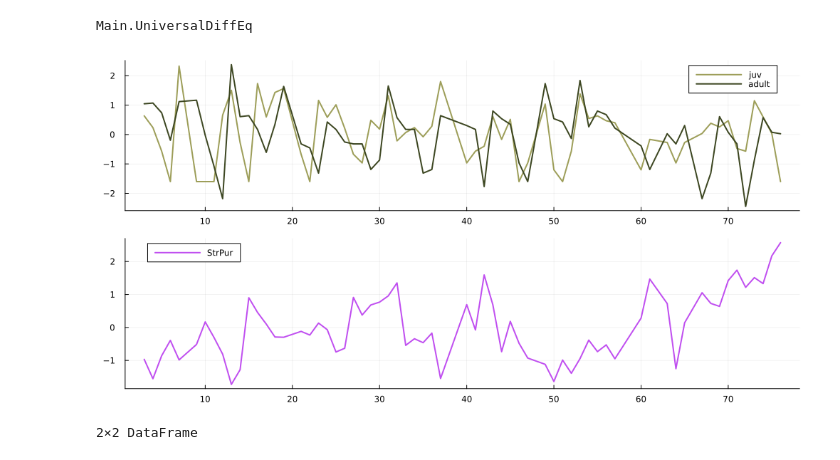
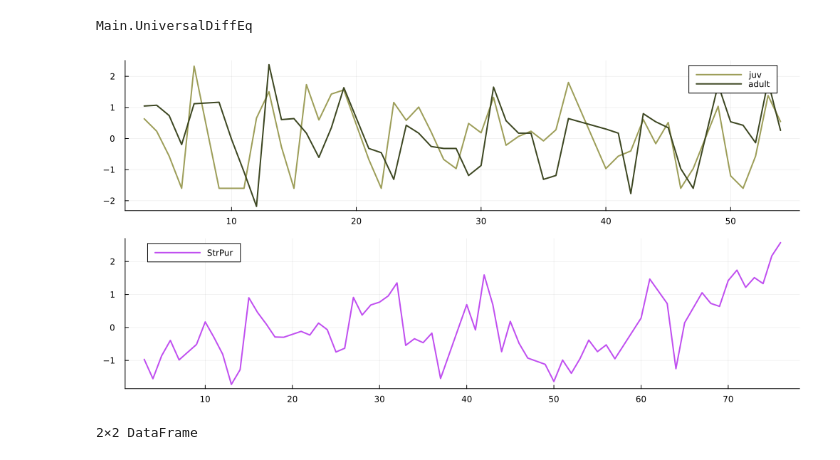
Before and after one commit to Jack-H-Buckner/SpatiallyReplicatedUDEs, a Jupyter notebook: analysis/Site_4_UDE.ipynb, the cells around one changed output. Saved outputs shown, nothing was run; the diff lists cells and outputs as text; code cells hidden in the pictures.

```diff
--- a/analysis/Site_4_UDE.ipynb
+++ b/analysis/Site_4_UDE.ipynb
@@ -6,23 +6,23 @@ Main.UniversalDiffEq
 # %%
 site = 4
 dat = CSV.read("../data/processed_time_series.csv", DataFrame)[:,2:end]
 dat = sort(dat,:PERIOD)
 
 dat_states = dat[dat.SITE .== site,[:PERIOD,:MacJuv,:MacPyr]]
-training = dat_states
+training = dat_states[dat_states.PERIOD .<= 54,:]
 
 X = dat[dat.SITE .== site,[:PERIOD,:StrPur]]
 
 
 
 p1 = Plots.plot(training.PERIOD, training.MacJuv, label = "juv", width = 2, color = "#9d9e59" )
 Plots.plot!(training.PERIOD, training.MacPyr, label = "adult", width = 2, color = "#3d4722")
 #Plots.plot!(testing.PERIOD, testing.MacJuv, label = "juv testing", width = 1.5, linestyle = :dash, color = "#9d9e59")
 #Plots.plot!(testing.PERIOD, testing.MacPyr, label = "adult training", width = 1.5,linestyle = :dash, color = "#3d4722")
 p2 = Plots.plot(X.PERIOD, X.StrPur, label = "StrPur", width = 2, color = "#c04ff0" )
 plot(p1,p2, layout = (2,1), size = (1000,500))
 # %% [output]
-[figure, old version]
+[figure, new version]
 # %%
 X[1:2,:]
 # %% [output]
```
Also changed, not shown: parts of 9 cells of this notebook, 5 other files.
